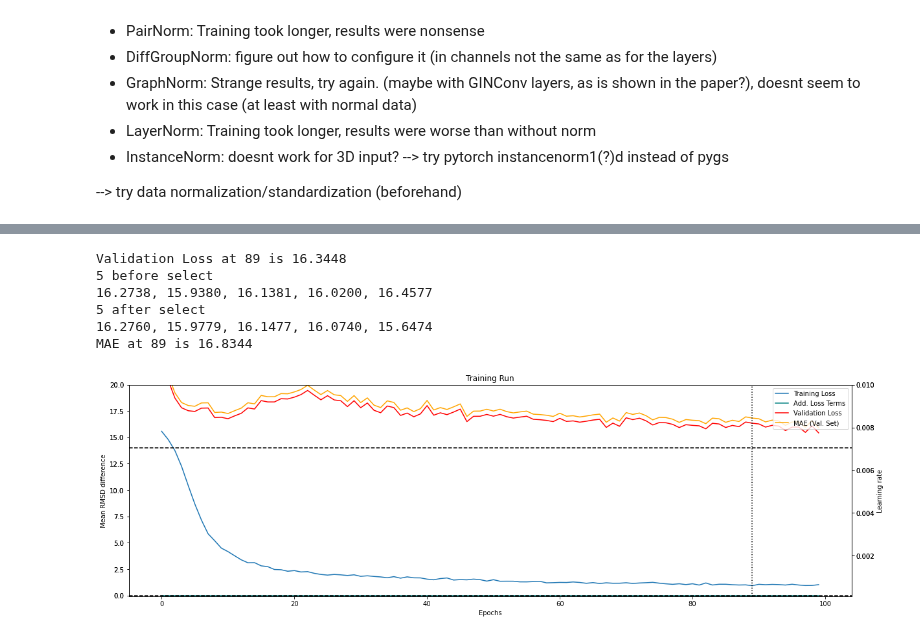
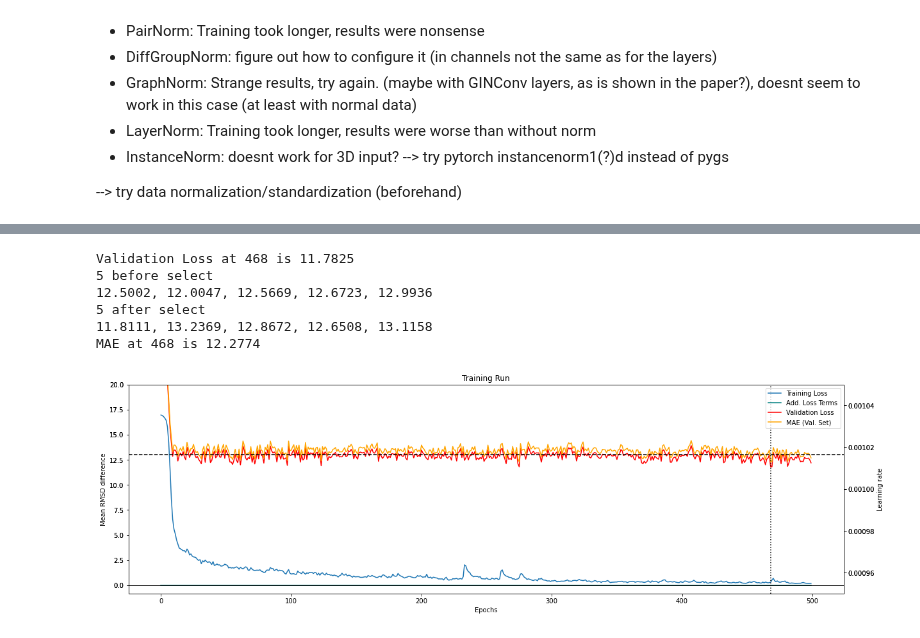
Before and after one commit to milang9/3d_classifier, a Jupyter notebook: notebooks/3d_classifier_PyG.ipynb, the cells around one changed output, grey strips where cells are left out. Saved outputs shown, nothing was run; the diff lists cells and outputs as text; code cells hidden in the pictures.

```diff
--- a/notebooks/3d_classifier_PyG.ipynb
+++ b/notebooks/3d_classifier_PyG.ipynb
@@ -114,8 +136,8 @@ RuntimeError: index 66 is out of bounds for dimension 0 with size 64
 # %%
 #get training run data
 
-run_dir = "../run_data/2022-07-11_11-15_DeepCG"#"/scr/risa/mgeyer/GCN/run_data/2022-07-08_12-48_MinCutCG"#
-burn_in = 0
+run_dir = "../run_data/2022-07-12_14-29_DeepCG"#"/scr/risa/mgeyer/GCN/run_data/2022-07-08_12-48_MinCutCG"#
+burn_in = 50
 
 file_lines = []
 with open(run_dir + "/loss_data.txt", "r") as fh:
@@ -138,6 +160,6 @@ Minimum MAE (after 0 epochs) 15.9191 in epoch 99
 # %%
 #plot the training run
-select = 89
+select = 468
 
 print(f"Validation Loss at {select} is {val_losses[select]:.4f}")
 print("5 before select")
@@ -145,41 +167,41 @@ print((", ").join([f"{x:.4f}" for x in val_losses[select-5:select]]))
 print("5 after select")
 print((", ").join([f"{y:.4f}" for y in val_losses[select+1:select+6]]))
 print(f"MAE at {select} is {mae_losses[select]:.4f}")
 
 fig, ax1 = plt.subplots(figsize=(20, 6))#layout="constrained",
 ax1.secondary_yaxis("left")
 ax1.plot(epoch_losses, label="Training Loss")
 ax1.plot(epoch_add_losses, "teal", label="Add. Loss Terms")
 ax1.plot(val_losses, "r", label="Validation Loss")
 ax1.plot(mae_losses, "orange", label="MAE (Val. Set)")
 
 ax2 = ax1.twinx()
 ax2.secondary_yaxis("right")
 #ax2.plot(learning_rates, "g", label="Learning Rate")
 plt.title("Training Run")
 ax1.set_xlabel("Epochs")
 ax1.set_ylabel("Mean RMSD difference")
 ax2.set_ylabel("Learning rate")
 
 ax1.set_ylim([(min(epoch_losses)-1), 20]) #max(val_losses)+2)
 plt.axvline(x = select, c = "black", ls = ':')
-ax1.axhline(y=0.0, c = "black", ls = "--")
-ax1.axhline(y=14, c = "black", ls = "--")
+ax1.axhline(y=0.0, linewidth=1, c = "black")#, ls = "--")
+ax1.axhline(y=13, c = "black", ls = "--")
 
-ax2.set_ylim([(min(learning_rates)*0.1), max(learning_rates)*10])
+ax2.set_ylim([(min(learning_rates)), max(learning_rates)])
 
 han1, lab1 = ax1.get_legend_handles_labels()
 han2, lab2 = ax2.get_legend_handles_labels()
 plt.legend(han1 + han2, lab1 + lab2, loc="upper right")
 plt.draw()
 # %% [output]
-Validation Loss at 89 is 16.3448
+Validation Loss at 468 is 11.7825
 5 before select
-16.2738, 15.9380, 16.1381, 16.0200, 16.4577
+12.5002, 12.0047, 12.5669, 12.6723, 12.9936
 5 after select
-16.2760, 15.9779, 16.1477, 16.0740, 15.6474
-MAE at 89 is 16.8344
+11.8111, 13.2369, 12.8672, 12.6508, 13.1158
+MAE at 468 is 12.2774
-[figure, old version]
+[figure, new version]
 # %%
 #Test
 from run.utility import rmsd_scatter, e_rmsd_scatter
```
Also changed, not shown: parts of 4 cells of this notebook, 2 other files.
